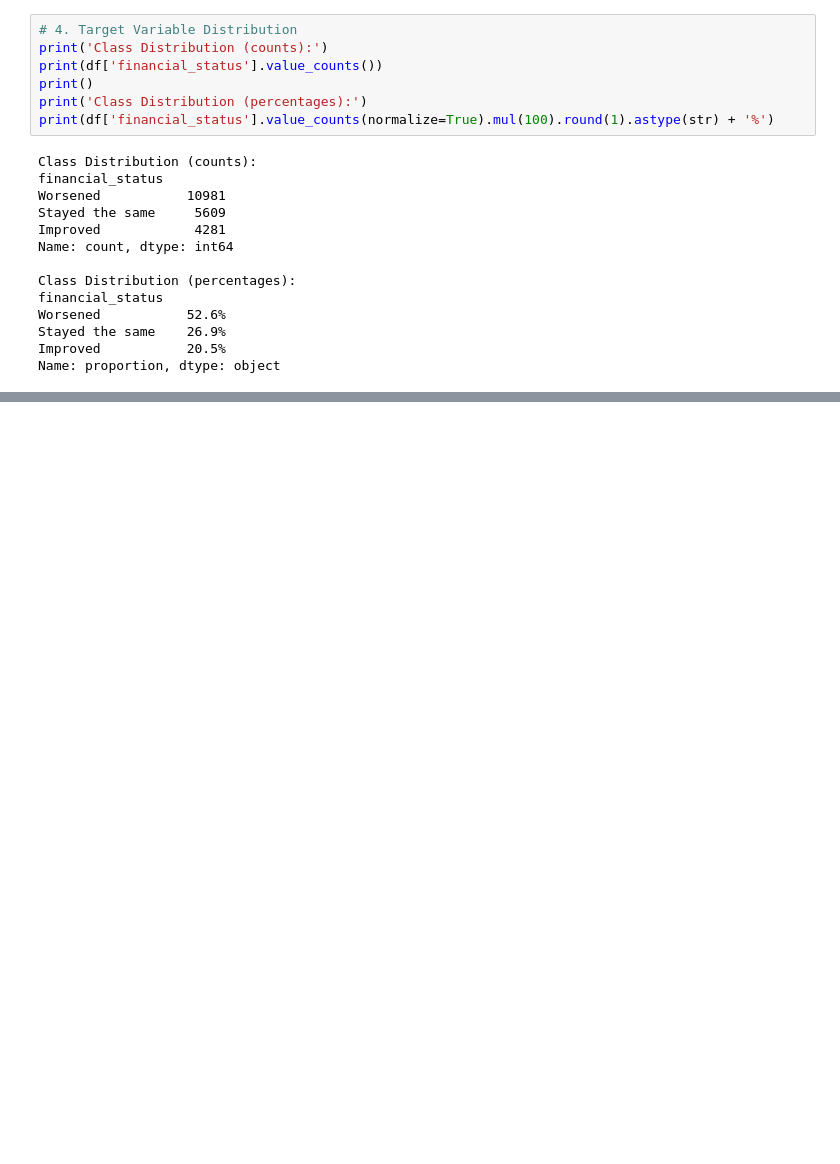
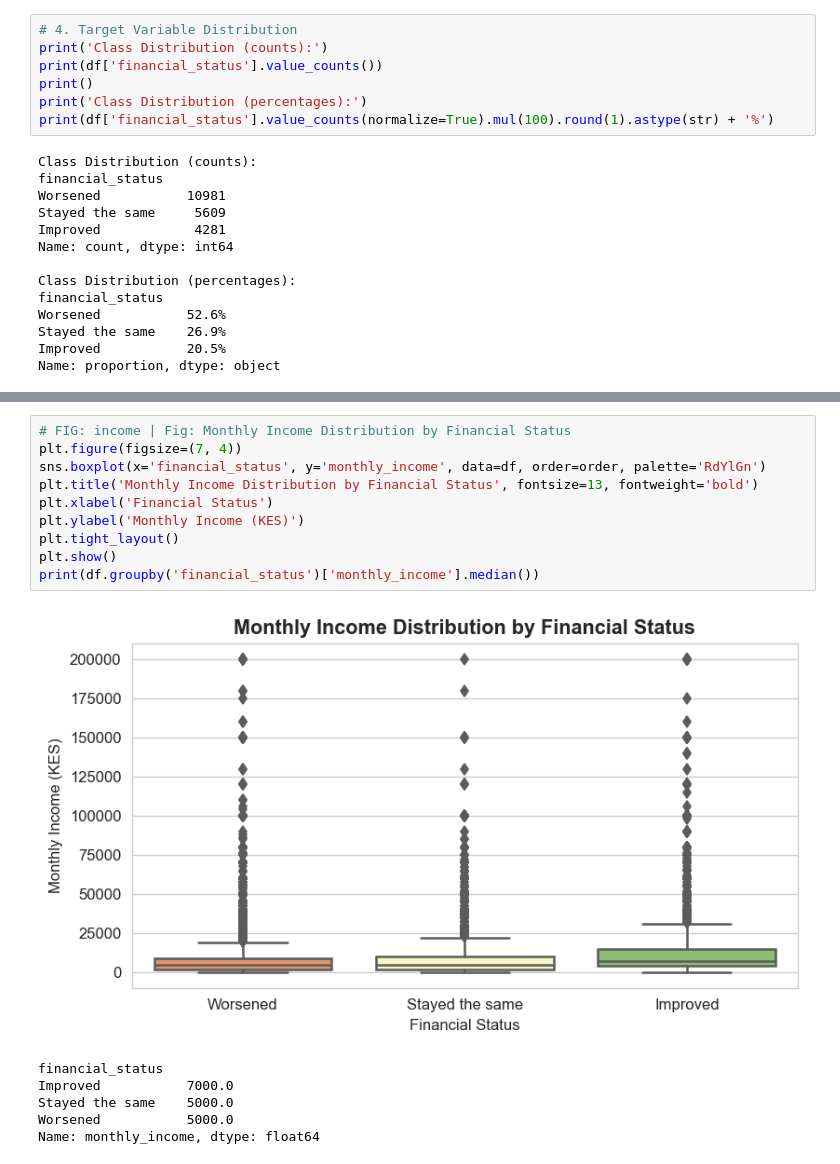
Before and after one commit to Fadhili-22/iLab-Datasprint-Hackathon, a Jupyter notebook: index.ipynb, the cells around one changed output, grey strips where cells are left out. Drawn from its saved outputs; the diff is of its cells as text; blank space fills up the shorter version.

```diff
--- a/index.ipynb
+++ b/index.ipynb
@@ -466,0 +232,17 @@ dtype: float64
+# %%
+# FIG: income | Fig: Monthly Income Distribution by Financial Status
+plt.figure(figsize=(7, 4))
+sns.boxplot(x='financial_status', y='monthly_income', data=df, order=order, palette='RdYlGn')
+plt.title('Monthly Income Distribution by Financial Status', fontsize=13, fontweight='bold')
+plt.xlabel('Financial Status')
+plt.ylabel('Monthly Income (KES)')
+plt.tight_layout()
+plt.show()
+print(df.groupby('financial_status')['monthly_income'].median())
+# %% [output]
+[figure, added]
+financial_status
+Improved           7000.0
+Stayed the same    5000.0
+Worsened           5000.0
+Name: monthly_income, dtype: float64
```
Also changed, not shown: parts of 60 cells of this notebook, 5 other files.
